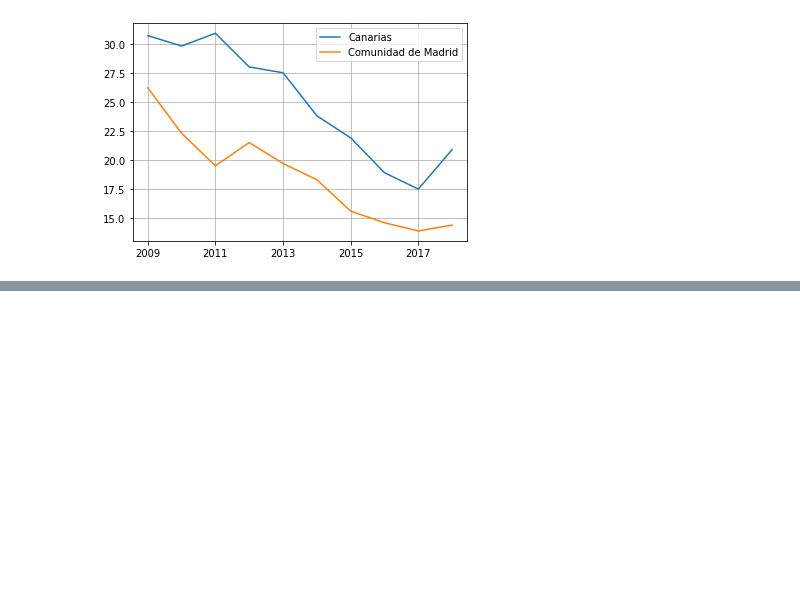
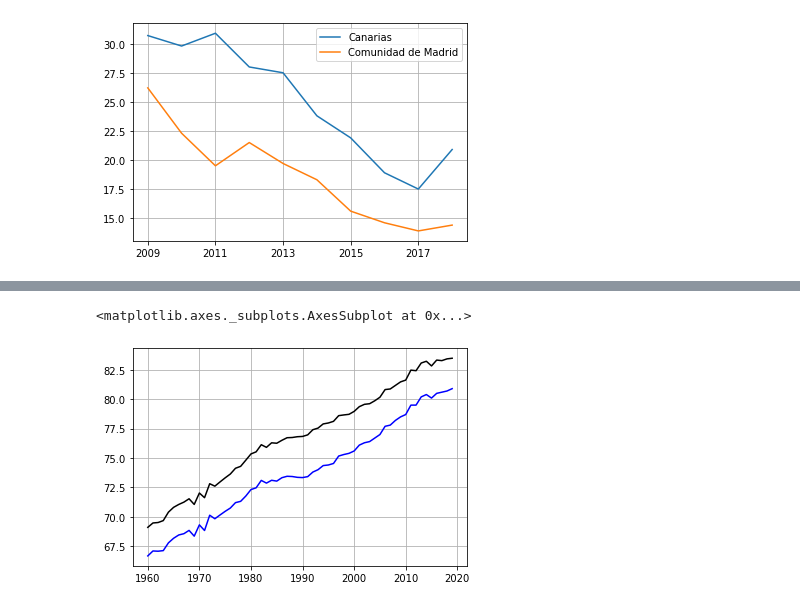
Before and after one commit to wilmerod/Curso-de-introduccion-a-Big-Data-Parte-2-nov2021, a Jupyter notebook: Fuentes_de_datos.ipynb, the cells around one changed output, grey strips where cells are left out. Cells and saved outputs as stored; diff of their text form; code cells hidden in the pictures; blank space fills up the shorter version.

```diff
--- a/Fuentes_de_datos.ipynb
+++ b/Fuentes_de_datos.ipynb
@@ -197,0 +250,3 @@ https://datos.bancomundial.org/indicador/SP.DYN.LE00.IN?end=2019&start=1960
+# %%
+data_ev_hombres=pd.read_excel("EV Hombres.xls", header=3, index_col=0).drop(['Country Code','Indicator Name','Indicator Code'],axis=1)
+data_ev_hombres.head()
@@ -197,0 +261,8 @@ https://datos.bancomundial.org/indicador/SP.DYN.LE00.IN?end=2019&start=1960
+# %%
+EV_Spain_hombres = data_ev_hombres.loc['Spain']
+# %%
+EV_Spain.plot(grid=True, color='black')
+EV_Spain_hombres.plot(grid=True, color='blue')
+# %% [output]
+<matplotlib.axes._subplots.AxesSubplot at 0x...>
+[figure, added]
```
Also changed, not shown: parts of 13 cells of this notebook.
